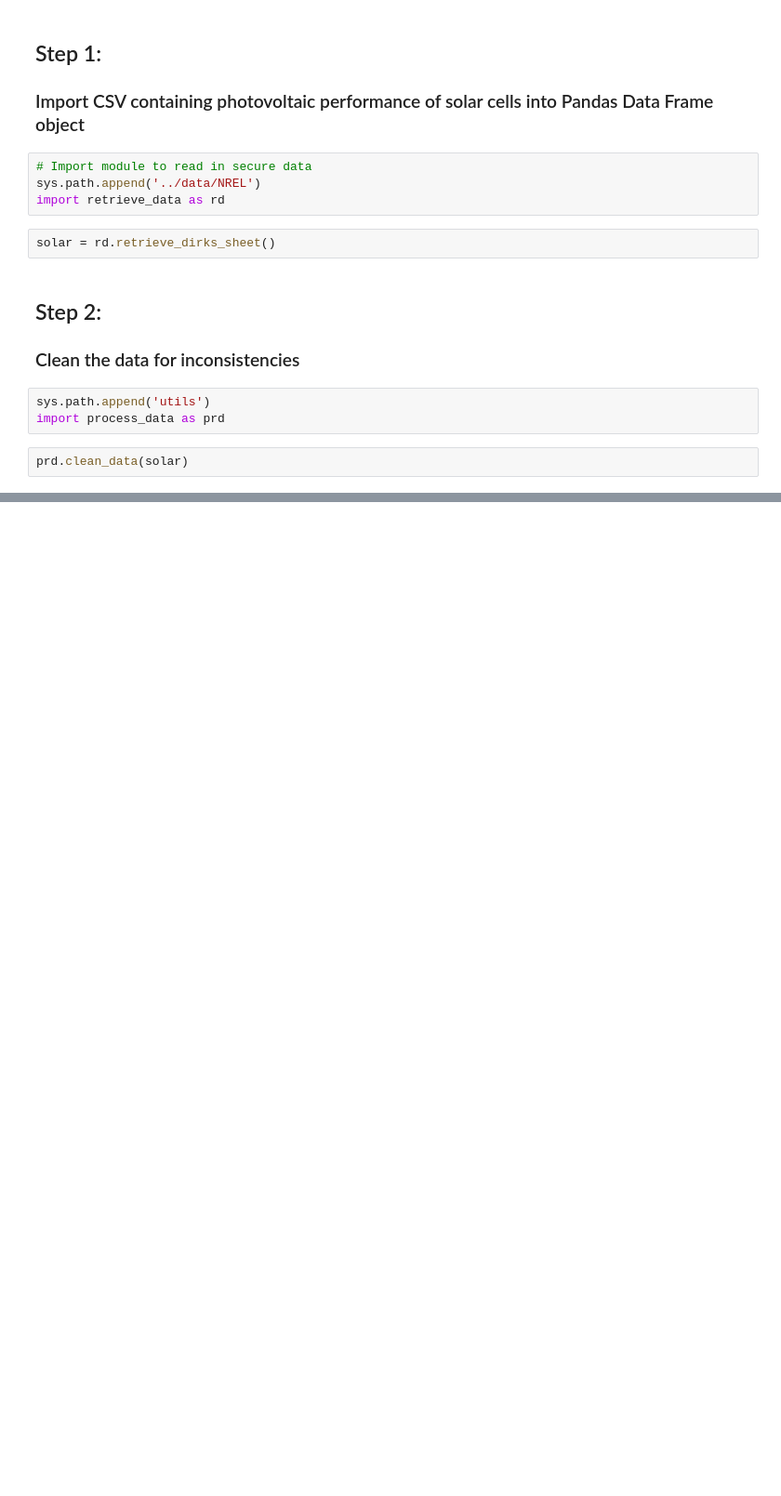
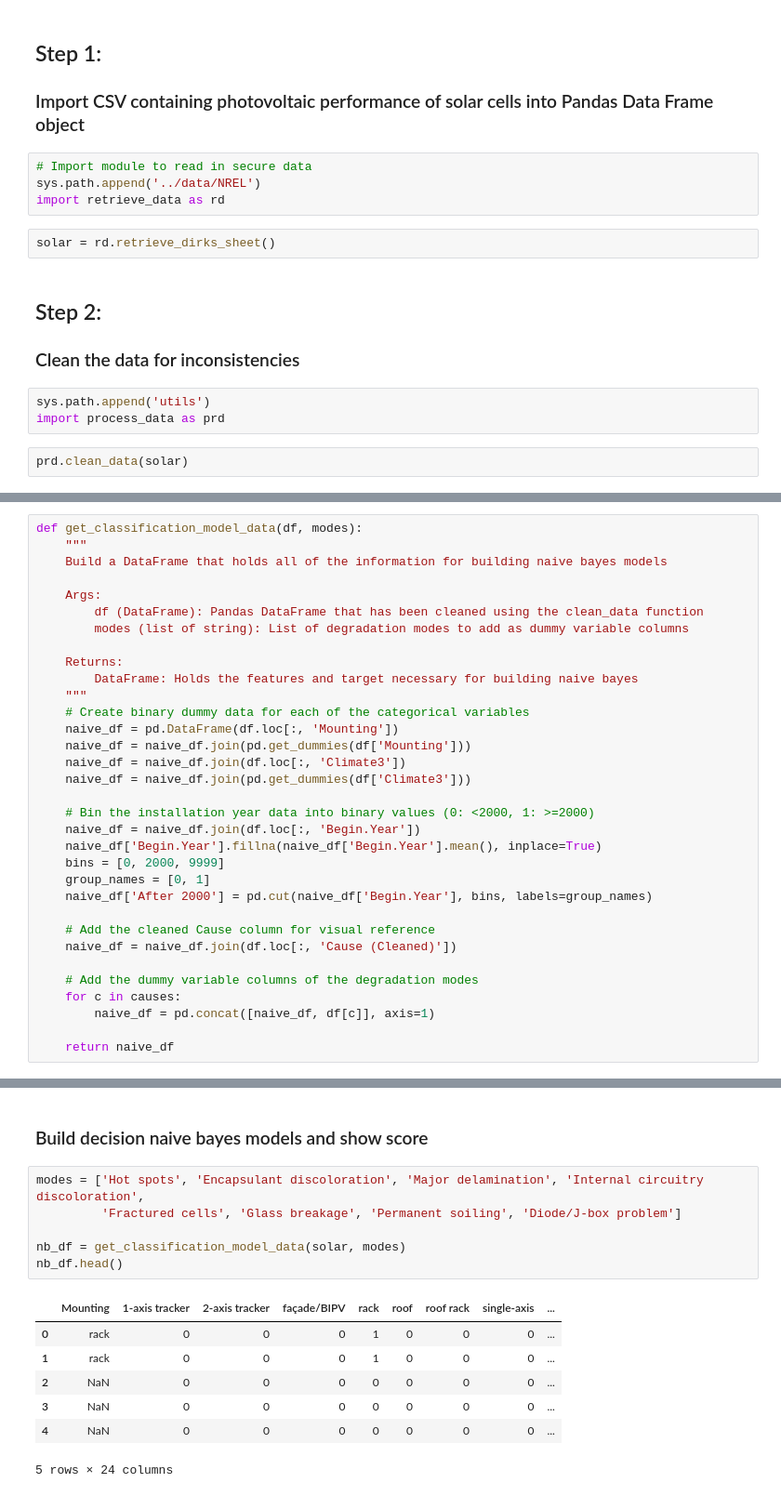
Before and after one commit to hackingmaterials/duramat, a Jupyter notebook: degradation_modes/classification_models_analysis.ipynb, the cells around one changed output, grey strips where cells are left out. Shown at 93% size. Cells and saved outputs as stored; diff of their text form; blank space fills up the shorter version.

```diff
--- a/degradation_modes/classification_models_analysis.ipynb
+++ b/degradation_modes/classification_models_analysis.ipynb
@@ -227,0 +43,33 @@ array([0, 0, 0, ..., 1, 1, 1])
+# %%
+def get_classification_model_data(df, modes):
+    """
+    Build a DataFrame that holds all of the information for building naive bayes models
+
+    Args:
+        df (DataFrame): Pandas DataFrame that has been cleaned using the clean_data function
+        modes (list of string): List of degradation modes to add as dummy variable columns
+
+    Returns:
+        DataFrame: Holds the features and target necessary for building naive bayes
+    """
+    # Create binary dummy data for each of the categorical variables
+    naive_df = pd.DataFrame(df.loc[:, 'Mounting'])
+    naive_df = naive_df.join(pd.get_dummies(df['Mounting']))
+    naive_df = naive_df.join(df.loc[:, 'Climate3'])
+    naive_df = naive_df.join(pd.get_dummies(df['Climate3']))
+
+    # Bin the installation year data into binary values (0: <2000, 1: >=2000)
+    naive_df = naive_df.join(df.loc[:, 'Begin.Year'])
+    naive_df['Begin.Year'].fillna(naive_df['Begin.Year'].mean(), inplace=True)
+    bins = [0, 2000, 9999]
+    group_names = [0, 1]
+    naive_df['After 2000'] = pd.cut(naive_df['Begin.Year'], bins, labels=group_names)
+
+    # Add the cleaned Cause column for visual reference
+    naive_df = naive_df.join(df.loc[:, 'Cause (Cleaned)'])
+
+    # Add the dummy variable columns of the degradation modes
+    for c in causes:
+        naive_df = pd.concat([naive_df, df[c]], axis=1)
+
+    return naive_df
@@ -227,0 +313,16 @@ array([0, 0, 0, ..., 1, 1, 1])
+# %% [markdown]
+### Build decision naive bayes models and show score
+# %%
+modes = ['Hot spots', 'Encapsulant discoloration', 'Major delamination', 'Internal circuitry discoloration',
+         'Fractured cells', 'Glass breakage', 'Permanent soiling', 'Diode/J-box problem']
+
+nb_df = get_classification_model_data(solar, modes)
+nb_df.head()
+# %% [output]
+|  | Mounting | 1-axis tracker | 2-axis tracker | façade/BIPV | rack | roof | roof rack | single-axis | ... |
+| 0 | rack | 0 | 0 | 0 | 1 | 0 | 0 | 0 | ... |
+| 1 | rack | 0 | 0 | 0 | 1 | 0 | 0 | 0 | ... |
+| 2 | NaN | 0 | 0 | 0 | 0 | 0 | 0 | 0 | ... |
+| 3 | NaN | 0 | 0 | 0 | 0 | 0 | 0 | 0 | ... |
+| 4 | NaN | 0 | 0 | 0 | 0 | 0 | 0 | 0 | ... |
+5 rows × 24 columns
```
Also changed, not shown: parts of 38 cells of this notebook, 21 other files.
